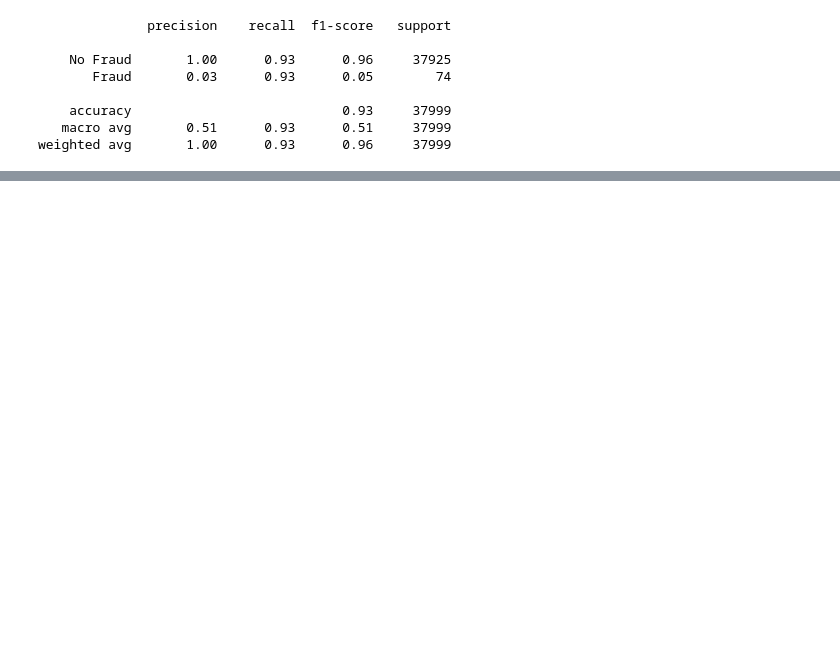
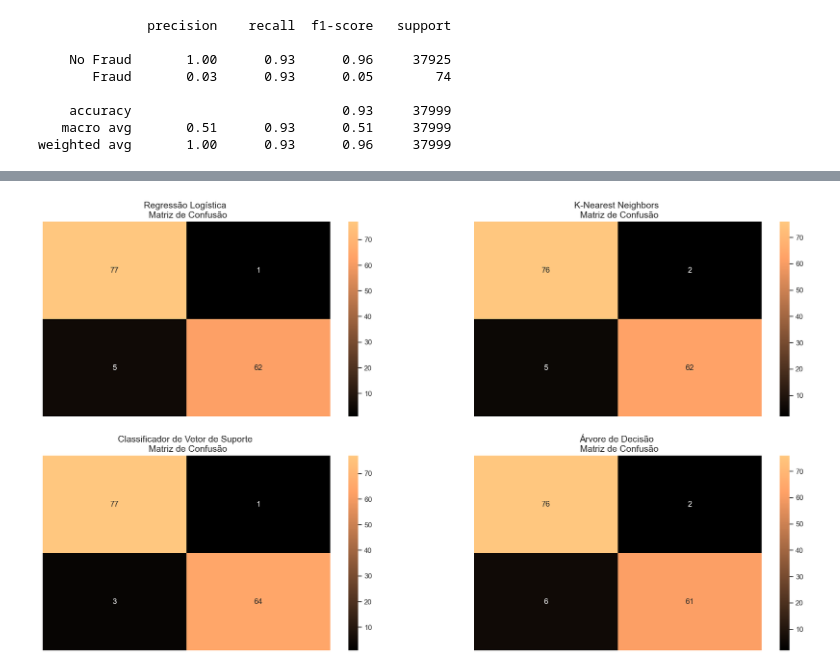
Before and after one commit to HenryCarvalho/Intelligent-Credit-Fraud-Detection-Model, a Jupyter notebook: notebooks/fraude_de_credito.ipynb, the cells around one changed output, grey strips where cells are left out. Saved outputs shown, nothing was run; the diff lists cells and outputs as text; code cells hidden in the pictures; blank space fills up the shorter version.

```diff
--- a/notebooks/fraude_de_credito.ipynb
+++ b/notebooks/fraude_de_credito.ipynb
@@ -1378,0 +1404,20 @@ weighted avg       1.00      0.93      0.96     37999
+# %%
+
+from imblearn.over_sampling import SMOTE
+
+# Definir o SMOTE com sampling_strategy
+sm = SMOTE(sampling_strategy='minority', random_state=42)
+
+# Aplicar o SMOTE ao conjunto de treinamento
+Xsm_train, ysm_train = sm.fit_resample(original_Xtrain, original_ytrain)
+# %%
+# Melhoramos a pontuação em 2% pontos aproximadamente
+# Implementamos GridSearchCV e os outros modelos.
+
+# Regressão Logística
+
+t0 = time.time()
+log_reg_sm = log_reg  # log_reg já é o melhor modelo ajustado pelo GridSearchCV.
+log_reg_sm.fit(Xsm_train, ysm_train)
+t1 = time.time()
+print("O ajuste dos dados de sobreamostragem levou :{} sec".format(t1 - t0))
@@ -1378,0 +1457,52 @@ weighted avg       1.00      0.93      0.96     37999
+# %%
+from sklearn.metrics import confusion_matrix
+import matplotlib.pyplot as plt
+import seaborn as sns
+
+# Predição com os modelos de classificação
+
+# Modelo de Regressão Logística ajustado com a técnica SMOTE
+y_pred_log_reg = log_reg_sm.predict(X_test)
+
+# Modelos ajustados com UnderSampling
+y_pred_knear = knears_neighbors.predict(X_test)  # Predição com K-Nearest Neighbors
+y_pred_svc = svc.predict(X_test)  # Predição com SVC (Support Vector Classifier)
+y_pred_tree = tree_clf.predict(X_test)  # Predição com Árvore de Decisão
+
+# Criação das matrizes de confusão para cada modelo
+log_reg_cf = confusion_matrix(y_test, y_pred_log_reg)  # Matriz de confusão - Regressão Logística
+kneighbors_cf = confusion_matrix(y_test, y_pred_knear)  # Matriz de confusão - KNN
+svc_cf = confusion_matrix(y_test, y_pred_svc)  # Matriz de confusão - SVC
+tree_cf = confusion_matrix(y_test, y_pred_tree)  # Matriz de confusão - Árvore de Decisão
+
+# Configuração da figura para plotagem das matrizes
+fig, ax = plt.subplots(2, 2, figsize=(22, 12))  # Criação de uma grade 2x2 para os gráficos
+
+# Plotando a matriz de confusão da Regressão Logística
+sns.heatmap(log_reg_cf, ax=ax[0][0], annot=True, cmap=plt.cm.copper)  # Gráfico de calor
+ax[0, 0].set_title("Regressão Logística \n Matriz de Confusão", fontsize=14)  # Título
+ax[0, 0].set_xticklabels(['', ''], fontsize=14, rotation=90)  # Configuração dos rótulos do eixo X
+ax[0, 0].set_yticklabels(['', ''], fontsize=14, rotation=360)  # Configuração dos rótulos do eixo Y
+
+# Plotando a matriz de confusão do K-Nearest Neighbors
+sns.heatmap(kneighbors_cf, ax=ax[0][1], annot=True, cmap=plt.cm.copper)
+ax[0][1].set_title("K-Nearest Neighbors \n Matriz de Confusão", fontsize=14)
+ax[0][1].set_xticklabels(['', ''], fontsize=14, rotation=90)
+ax[0][1].set_yticklabels(['', ''], fontsize=14, rotation=360)
+
+# Plotando a matriz de confusão do SVC
+sns.heatmap(svc_cf, ax=ax[1][0], annot=True, cmap=plt.cm.copper)
+ax[1][0].set_title("Classificador de Vetor de Suporte \n Matriz de Confusão", fontsize=14)
+ax[1][0].set_xticklabels(['', ''], fontsize=14, rotation=90)
+ax[1][0].set_yticklabels(['', ''], fontsize=14, rotation=360)
+
+# Plotando a matriz de confusão da Árvore de Decisão
+sns.heatmap(tree_cf, ax=ax[1][1], annot=True, cmap=plt.cm.copper)
+ax[1][1].set_title("Árvore de Decisão \n Matriz de Confusão", fontsize=14)
+ax[1][1].set_xticklabels(['', ''], fontsize=14, rotation=90)
+ax[1][1].set_yticklabels(['', ''], fontsize=14, rotation=360)
+
+# Exibindo o gráfico
+plt.show()
+# %% [output]
+[figure, added]
```
Also changed, not shown: parts of 48 cells of this notebook, 1 other file.
